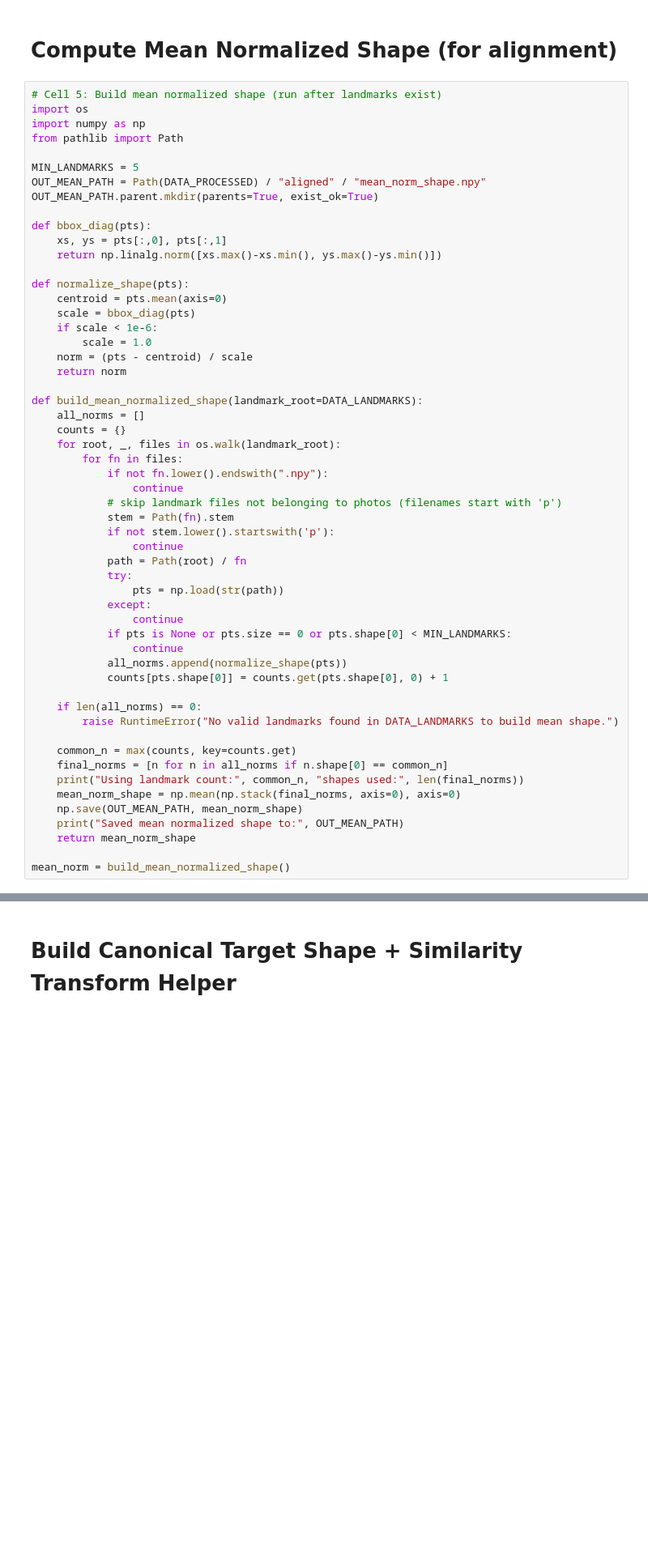
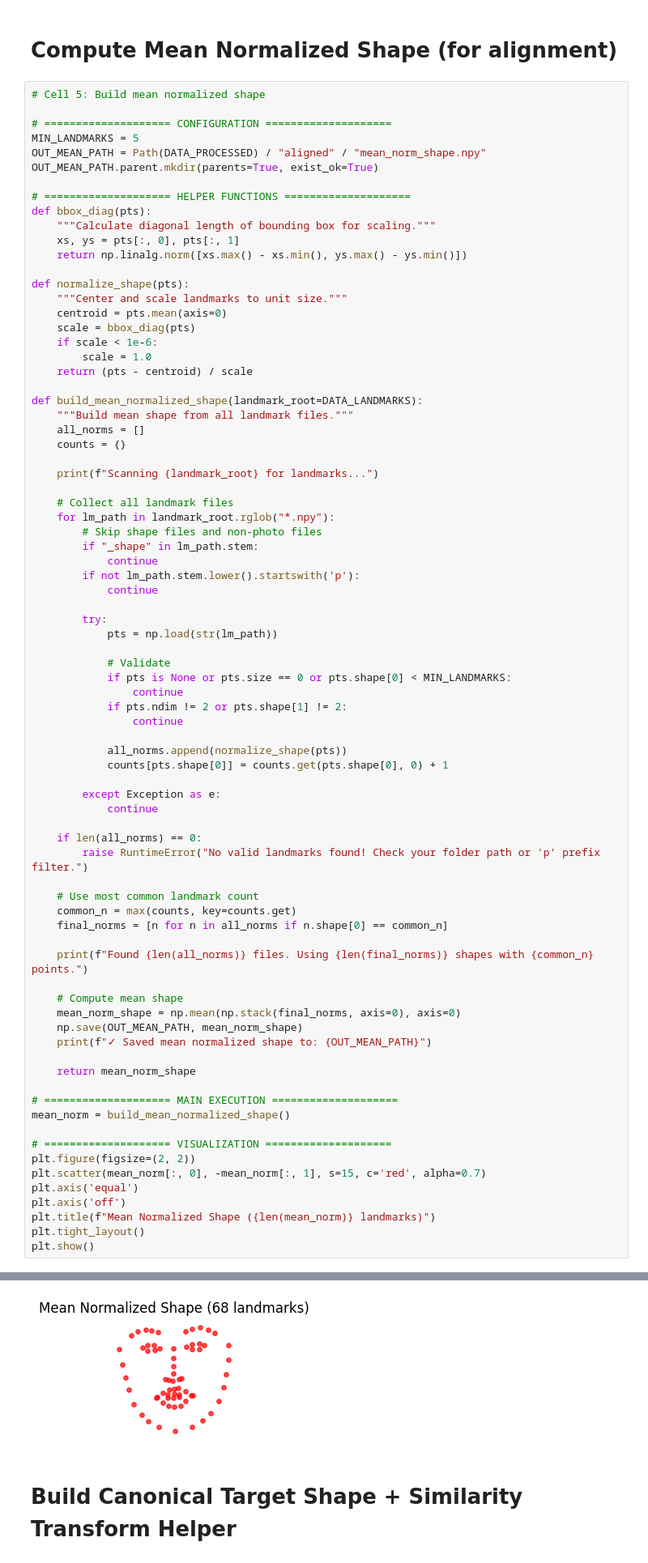
Before and after one commit to nahian00777/caricature-generation, a Jupyter notebook: notebooks/main2.ipynb, the cells around one changed output, grey strips where cells are left out. Shown at 81% size. Cells and saved outputs as stored; diff of their text form; blank space fills up the shorter version.

```diff
--- a/notebooks/main2.ipynb
+++ b/notebooks/main2.ipynb
@@ -209,58 +260,82 @@ Previews saved to: D:\Projects 2025\Caricature Generation\data\processed\preview
 # %% [markdown]
 # Compute Mean Normalized Shape (for alignment)
 # %%
-# Cell 5: Build mean normalized shape (run after landmarks exist)
-import os
-import numpy as np
-from pathlib import Path
+# Cell 5: Build mean normalized shape
 
+# ==================== CONFIGURATION ====================
 MIN_LANDMARKS = 5
 OUT_MEAN_PATH = Path(DATA_PROCESSED) / "aligned" / "mean_norm_shape.npy"
 OUT_MEAN_PATH.parent.mkdir(parents=True, exist_ok=True)
 
+# ==================== HELPER FUNCTIONS ====================
 def bbox_diag(pts):
-    xs, ys = pts[:,0], pts[:,1]
-    return np.linalg.norm([xs.max()-xs.min(), ys.max()-ys.min()])
+    """Calculate diagonal length of bounding box for scaling."""
+    xs, ys = pts[:, 0], pts[:, 1]
+    return np.linalg.norm([xs.max() - xs.min(), ys.max() - ys.min()])
 
 def normalize_shape(pts):
+    """Center and scale landmarks to unit size."""
     centroid = pts.mean(axis=0)
     scale = bbox_diag(pts)
     if scale < 1e-6:
         scale = 1.0
-    norm = (pts - centroid) / scale
-    return norm
+    return (pts - centroid) / scale
 
 def build_mean_normalized_shape(landmark_root=DATA_LANDMARKS):
+    """Build mean shape from all landmark files."""
     all_norms = []
     counts = {}
-    for root, _, files in os.walk(landmark_root):
-        for fn in files:
-            if not fn.lower().endswith(".npy"):
-                continue
-            # skip landmark files not belonging to photos (filenames start with 'p')
-            stem = Path(fn).stem
-            if not stem.lower().startswith('p'):
-                continue
-            path = Path(root) / fn
-            try:
-                pts = np.load(str(path))
-            except:
-                continue
+
+    print(f"Scanning {landmark_root} for landmarks...")
+
+    # Collect all landmark files
+    for lm_path in landmark_root.rglob("*.npy"):
+        # Skip shape files and non-photo files
+        if "_shape" in lm_path.stem:
+            continue
+        if not lm_path.stem.lower().startswith('p'):
+            continue
+
+        try:
+            pts = np.load(str(lm_path))
+
+            # Validate
             if pts is None or pts.size == 0 or pts.shape[0] < MIN_LANDMARKS:
                 continue
+            if pts.ndim != 2 or pts.shape[1] != 2:
+                continue
+
             all_norms.append(normalize_shape(pts))
             counts[pts.shape[0]] = counts.get(pts.shape[0], 0) + 1
 
+        except Exception as e:
+            continue
+
     if len(all_norms) == 0:
-        raise RuntimeError("No valid landmarks found in DATA_LANDMARKS to build mean shape.")
+        raise RuntimeError("No valid landmarks found! Check your folder path or 'p' prefix filter.")
 
+    # Use most common landmark count
     common_n = max(counts, key=counts.get)
     final_norms = [n for n in all_norms if n.shape[0] == common_n]
-    print("Using landmark count:", common_n, "shapes used:", len(final_norms))
+
+    print(f"Found {len(all_norms)} files. Using {len(final_norms)} shapes with {common_n} points.")
+
+    # Compute mean shape
     mean_norm_shape = np.mean(np.stack(final_norms, axis=0), axis=0)
     np.save(OUT_MEAN_PATH, mean_norm_shape)
-    print("Saved mean normalized shape to:", OUT_MEAN_PATH)
+    print(f"✓ Saved mean normalized shape to: {OUT_MEAN_PATH}")
+
     return mean_norm_shape
 
+# ==================== MAIN EXECUTION ====================
 mean_norm = build_mean_normalized_shape()
+
+# ==================== VISUALIZATION ====================
+plt.figure(figsize=(2, 2))
+plt.scatter(mean_norm[:, 0], -mean_norm[:, 1], s=15, c='red', alpha=0.7)
+plt.axis('equal')
+plt.axis('off')
+plt.title(f"Mean Normalized Shape ({len(mean_norm)} landmarks)")
+plt.tight_layout()
+plt.show()
 # %% [output]
@@ -269,3 +345,4 @@ Saved mean normalized shape to: D:\Projects 2025\Caricature Generation\data\proc
+[figure, added]
 # %% [markdown]
 # Build Canonical Target Shape + Similarity Transform Helper
 # %%
```
Also changed, not shown: parts of 12 cells of this notebook.
